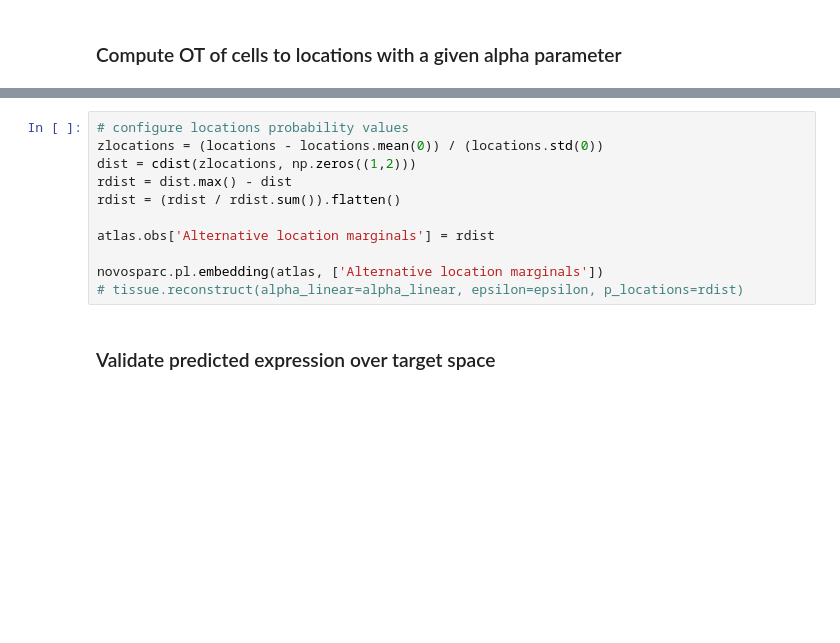
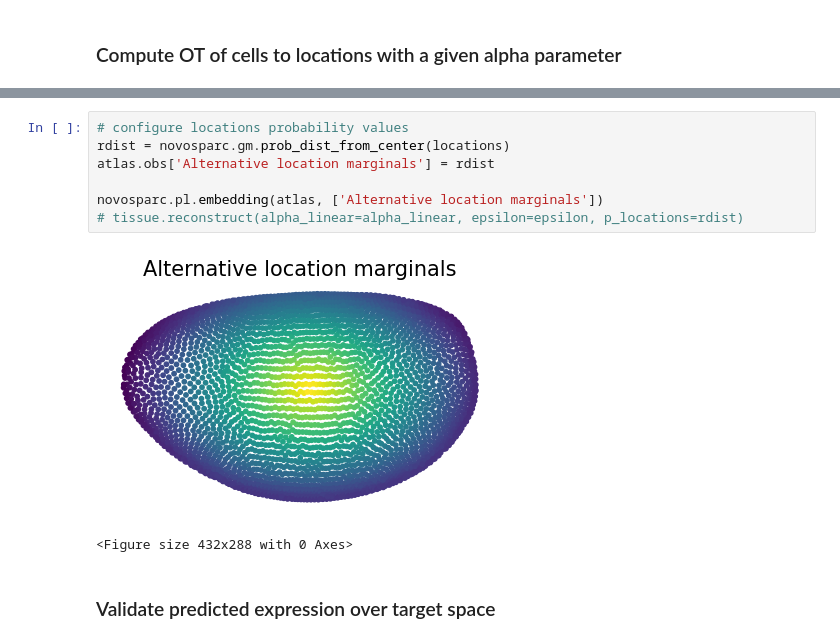
Before and after one commit to rajewsky-lab/novosparc, a Jupyter notebook: reconstruct_drosophila_embryo_tutorial.ipynb, the cells around one changed output, grey strips where cells are left out. Saved outputs shown, nothing was run; the diff lists cells and outputs as text; blank space fills up the shorter version.

```diff
--- a/reconstruct_drosophila_embryo_tutorial.ipynb
+++ b/reconstruct_drosophila_embryo_tutorial.ipynb
@@ -280,14 +269,13 @@ tissue.reconstruct(alpha_linear=alpha_linear, epsilon=epsilon)
 # %%
 # configure locations probability values
-zlocations = (locations - locations.mean(0)) / (locations.std(0))
-dist = cdist(zlocations, np.zeros((1,2)))
-rdist = dist.max() - dist
-rdist = (rdist / rdist.sum()).flatten()
-
+rdist = novosparc.gm.prob_dist_from_center(locations)
 atlas.obs['Alternative location marginals'] = rdist
 
 novosparc.pl.embedding(atlas, ['Alternative location marginals'])
 # tissue.reconstruct(alpha_linear=alpha_linear, epsilon=epsilon, p_locations=rdist)
+# %% [output]
+[figure, added]
+<Figure size 432x288 with 0 Axes>
 # %% [markdown]
 ### Validate predicted expression over target space
 # %%
```
Also changed, not shown: parts of 11 cells of this notebook, 6 other files.
